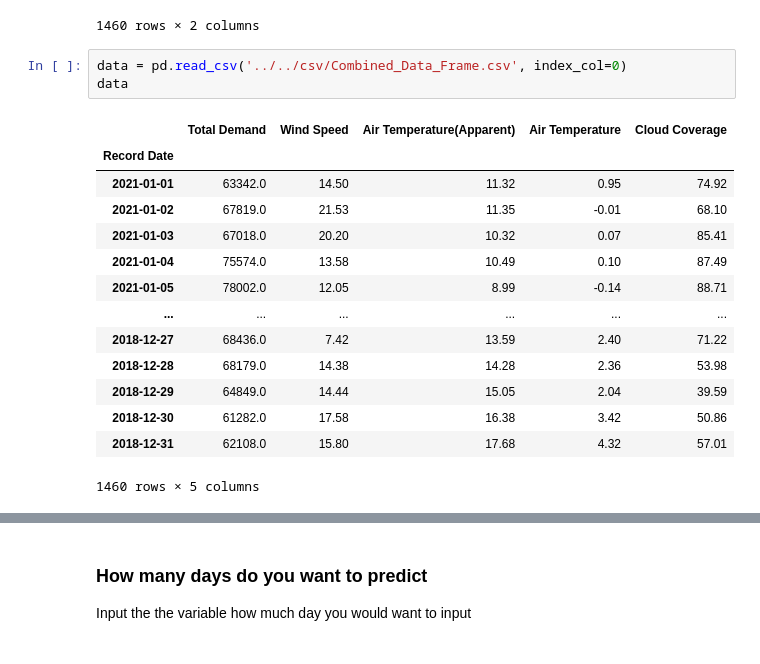
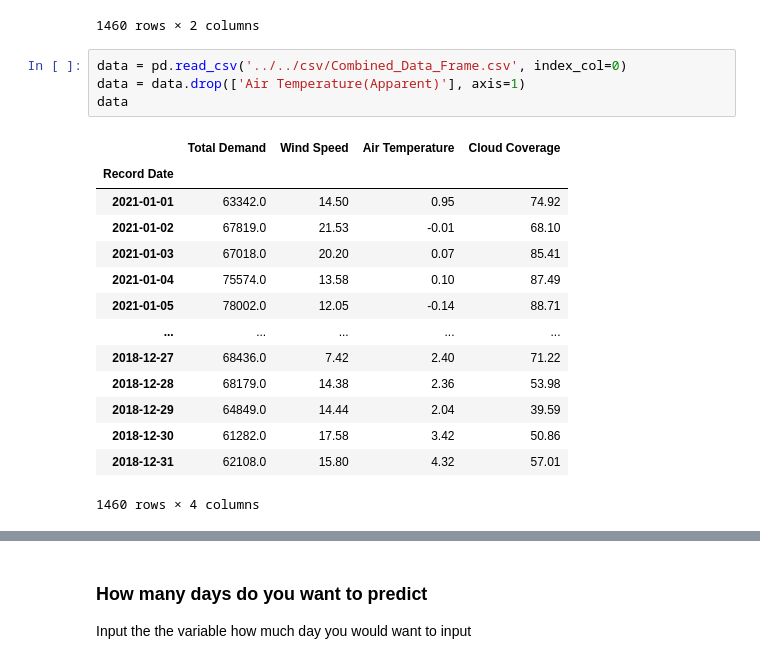
Before and after one commit to snowbalzz/Modeling, a Jupyter notebook: Gen2/Facebook_model.ipynb, the cells around one changed output, grey strips where cells are left out. Saved outputs shown, nothing was run; the diff lists cells and outputs as text.

```diff
--- a/Gen2/Facebook_model.ipynb
+++ b/Gen2/Facebook_model.ipynb
@@ -29,19 +29,20 @@ demand_data
 1460 rows × 2 columns
 # %%
 data = pd.read_csv('../../csv/Combined_Data_Frame.csv', index_col=0)
+data = data.drop(['Air Temperature(Apparent)'], axis=1)
 data
 # %% [output]
-|  | Total Demand | Wind Speed | Air Temperature(Apparent) | Air Temperature | Cloud Coverage |
-| Record Date |  |  |  |  |  |
-| 2021-01-01 | 63342.0 | 14.50 | 11.32 | 0.95 | 74.92 |
-| 2021-01-02 | 67819.0 | 21.53 | 11.35 | -0.01 | 68.10 |
-| 2021-01-03 | 67018.0 | 20.20 | 10.32 | 0.07 | 85.41 |
-| 2021-01-04 | 75574.0 | 13.58 | 10.49 | 0.10 | 87.49 |
-| 2021-01-05 | 78002.0 | 12.05 | 8.99 | -0.14 | 88.71 |
-| ... | ... | ... | ... | ... | ... |
-| 2018-12-27 | 68436.0 | 7.42 | 13.59 | 2.40 | 71.22 |
-| 2018-12-28 | 68179.0 | 14.38 | 14.28 | 2.36 | 53.98 |
-| 2018-12-29 | 64849.0 | 14.44 | 15.05 | 2.04 | 39.59 |
-| 2018-12-30 | 61282.0 | 17.58 | 16.38 | 3.42 | 50.86 |
-| 2018-12-31 | 62108.0 | 15.80 | 17.68 | 4.32 | 57.01 |
+|  | Total Demand | Wind Speed | Air Temperature | Cloud Coverage |
+| Record Date |  |  |  |  |
+| 2021-01-01 | 63342.0 | 14.50 | 0.95 | 74.92 |
+| 2021-01-02 | 67819.0 | 21.53 | -0.01 | 68.10 |
+| 2021-01-03 | 67018.0 | 20.20 | 0.07 | 85.41 |
+| 2021-01-04 | 75574.0 | 13.58 | 0.10 | 87.49 |
+| 2021-01-05 | 78002.0 | 12.05 | -0.14 | 88.71 |
+| ... | ... | ... | ... | ... |
+| 2018-12-27 | 68436.0 | 7.42 | 2.40 | 71.22 |
+| 2018-12-28 | 68179.0 | 14.38 | 2.36 | 53.98 |
+| 2018-12-29 | 64849.0 | 14.44 | 2.04 | 39.59 |
+| 2018-12-30 | 61282.0 | 17.58 | 3.42 | 50.86 |
+| 2018-12-31 | 62108.0 | 15.80 | 4.32 | 57.01 |
-1460 rows × 5 columns
+1460 rows × 4 columns
```
Also changed, not shown: parts of 5 cells of this notebook.
